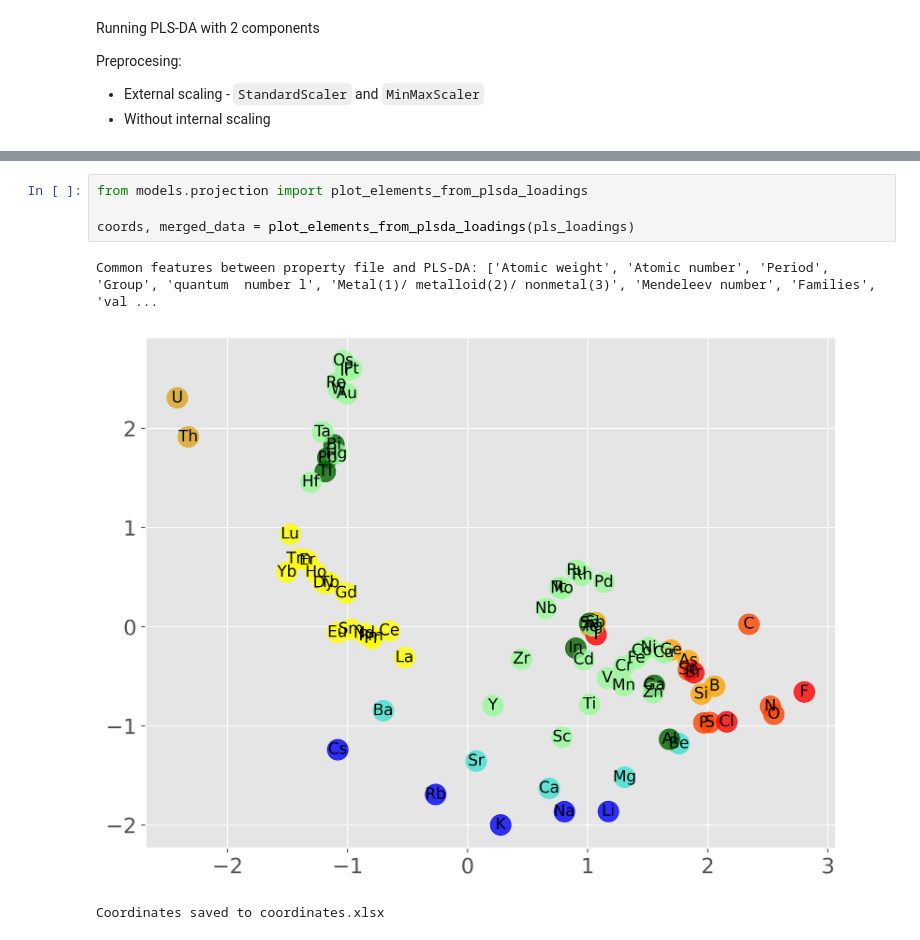
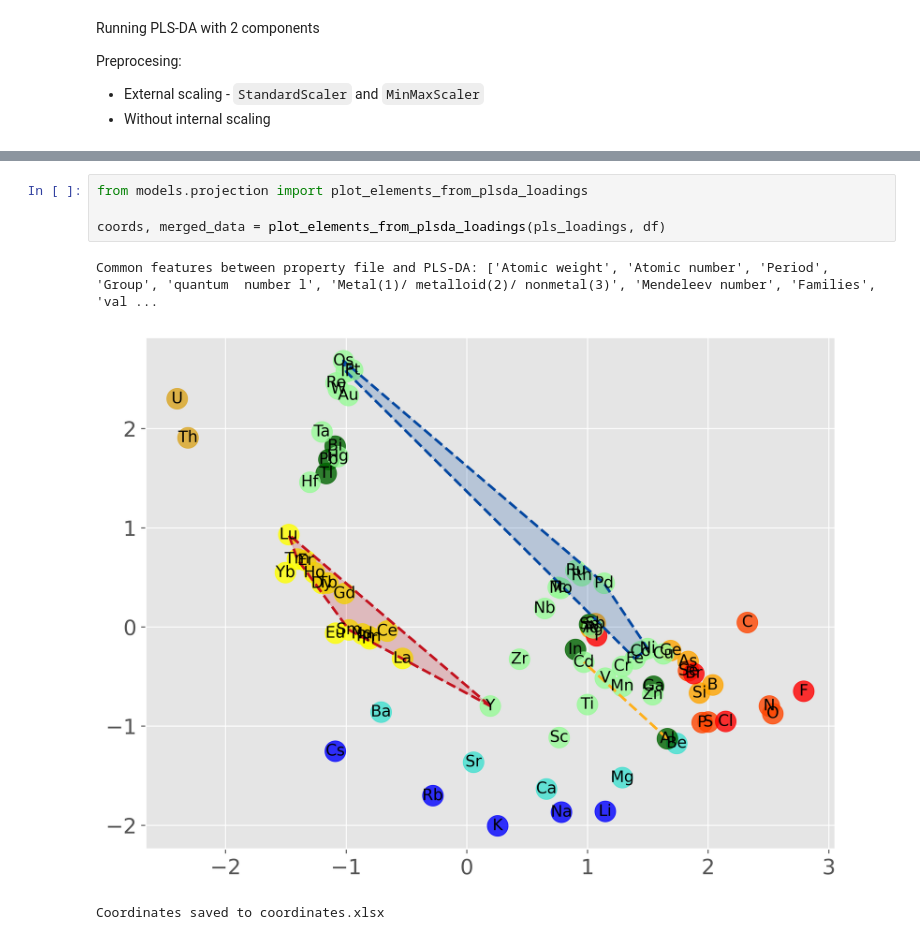
Before and after one commit to dshirya/STEx-ternary, a Jupyter notebook: main.ipynb, the cells around one changed output, grey strips where cells are left out. Saved outputs shown, nothing was run; the diff lists cells and outputs as text.

```diff
--- a/main.ipynb
+++ b/main.ipynb
@@ -64,8 +65,8 @@ Full loadings saved to PLS_DA_Full_Loadings.xlsx.
 # %%
 from models.projection import plot_elements_from_plsda_loadings
 
-coords, merged_data = plot_elements_from_plsda_loadings(pls_loadings)
+coords, merged_data = plot_elements_from_plsda_loadings(pls_loadings, df)
 # %% [output]
 Common features between property file and PLS‑DA: ['Atomic weight', 'Atomic number', 'Period', 'Group', 'quantum  number l', 'Metal(1)/ metalloid(2)/ nonmetal(3)', 'Mendeleev number', 'Families', 'val ...
-[figure, old version]
+[figure, new version]
 Coordinates saved to coordinates.xlsx
```
Also changed, not shown: parts of 5 cells of this notebook, 18 other files.
